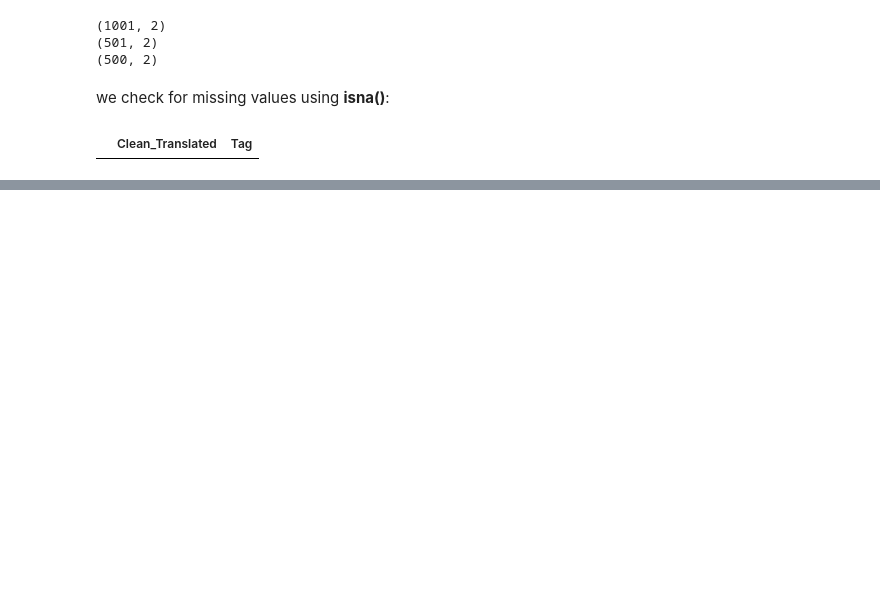
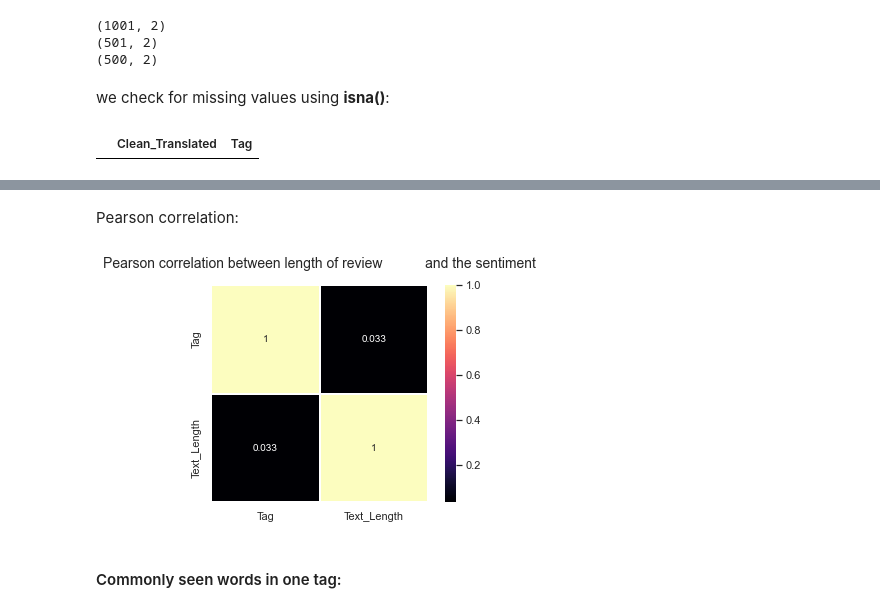
Before and after one commit to christianencinares/Checkhate, a Jupyter notebook: models/LSTM.ipynb, the cells around one changed output, grey strips where cells are left out. Cells and saved outputs as stored; diff of their text form; code cells hidden in the pictures; blank space fills up the shorter version.

```diff
--- a/models/LSTM.ipynb
+++ b/models/LSTM.ipynb
@@ -63,0 +90,7 @@ df[df.isna().any(axis=1)]
+# %%
+df['Text_Length'] = df['Clean_Translated'].apply(lambda x: len(x))
+data = df.sort_values(by='Text_Length')
+plot = go.Scatter(x = data['Text_Length'], y = data['Tag'], mode='markers')
+lyt = go.Layout(title="Length vs. Sentiment Label", xaxis=dict(title='Review Length'),yaxis=dict(title='Label'))
+fig = go.Figure(data=[plot], layout=lyt)
+py.iplot(fig)
@@ -63,0 +99,18 @@ df[df.isna().any(axis=1)]
+# %% [markdown]
+Pearson correlation:
+# %%
+colormap = plt.cm.magma
+plt.title('Pearson correlation between length of review\
+           and the sentiment', y=1.05, size=14)
+sns.heatmap(data.drop(['Clean_Translated'], axis=1).astype(float).corr(),
+            linewidths=0.01,
+            vmax=1.0,
+            square=True,
+            cmap=colormap,
+            linecolor='white',
+            annot=True)
+plt.show()
+# %% [output]
+[figure, added]
+# %% [markdown]
+#### Commonly seen words in one tag:
```
Also changed, not shown: parts of 27 cells of this notebook, 1 other file.
